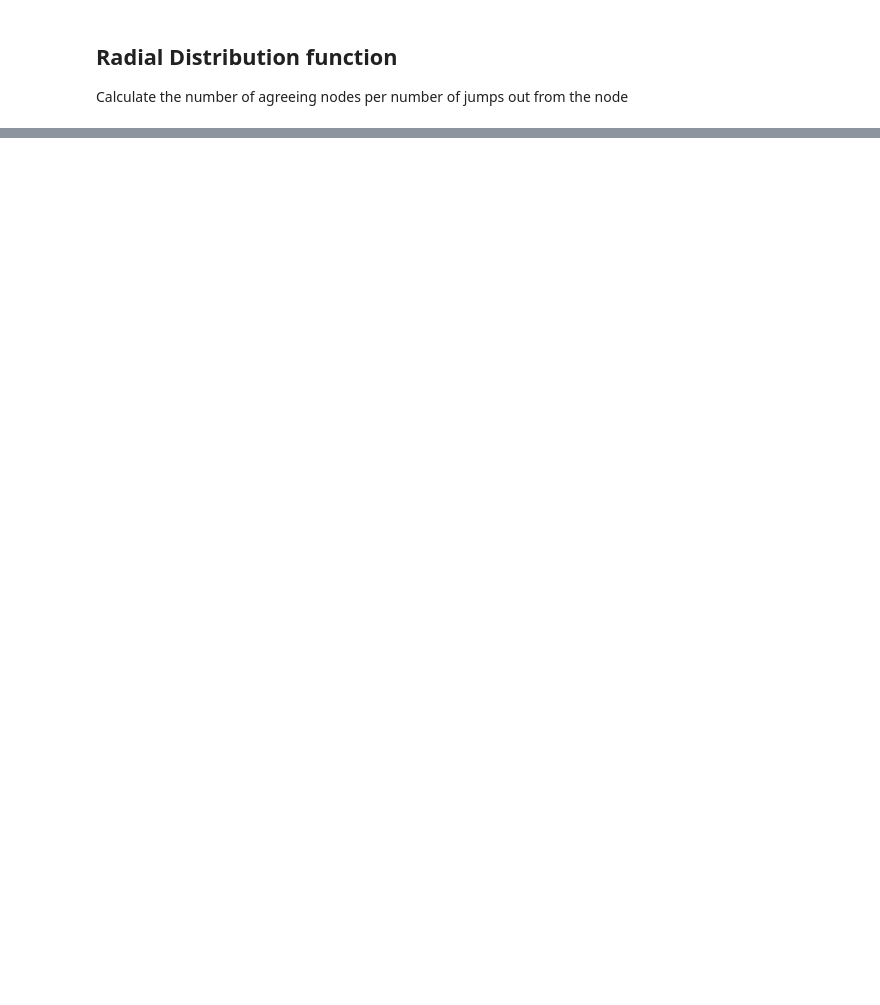
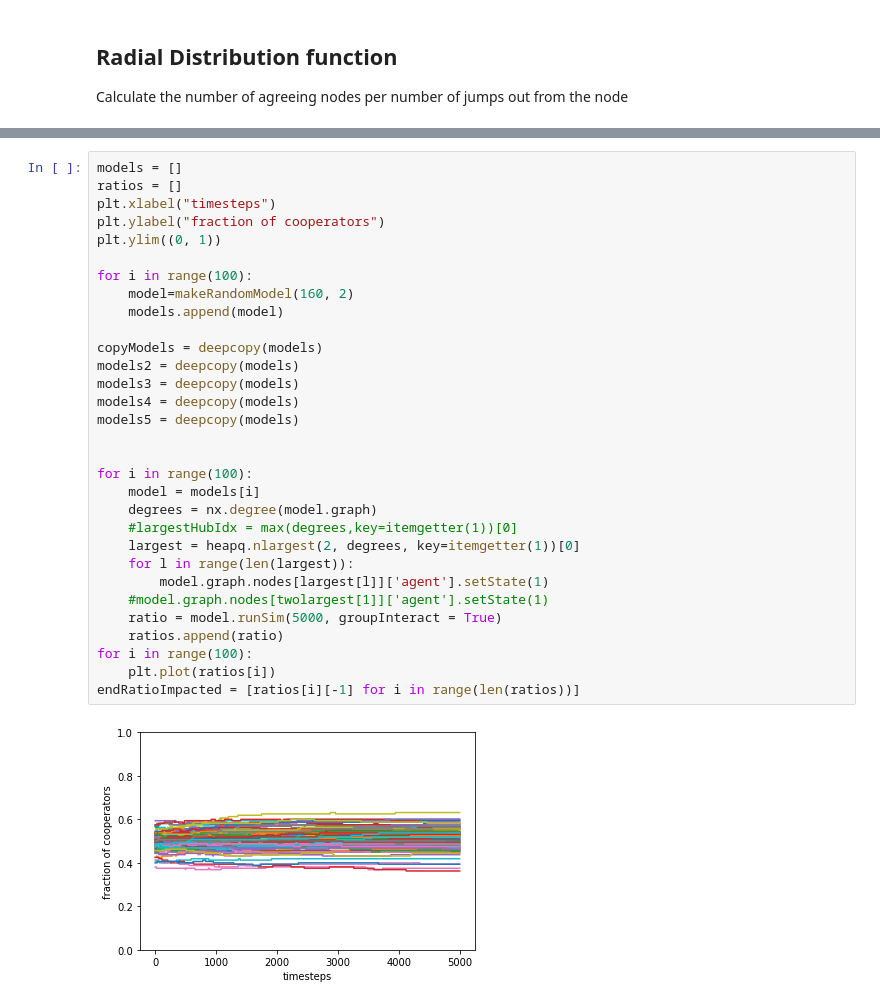
Before and after one commit to sigridbra/project-collective-altruism, a Jupyter notebook: iter2-dynamic-network.ipynb, the cells around one changed output, grey strips where cells are left out. Cells and saved outputs as stored; diff of their text form; blank space fills up the shorter version.

```diff
--- a/iter2-dynamic-network.ipynb
+++ b/iter2-dynamic-network.ipynb
@@ -411,0 +449,33 @@ politicalClimate=0.2 #Being environment-positive
+# %%
+models = []
+ratios = []
+plt.xlabel("timesteps")
+plt.ylabel("fraction of cooperators")
+plt.ylim((0, 1))
+
+for i in range(100):
+    model=makeRandomModel(160, 2)
+    models.append(model)
+
+copyModels = deepcopy(models)
+models2 = deepcopy(models)
+models3 = deepcopy(models)
+models4 = deepcopy(models)
+models5 = deepcopy(models)
+
+
+for i in range(100):
+    model = models[i]
+    degrees = nx.degree(model.graph)
+    #largestHubIdx = max(degrees,key=itemgetter(1))[0]
+    largest = heapq.nlargest(2, degrees, key=itemgetter(1))[0]
+    for l in range(len(largest)):
+        model.graph.nodes[largest[l]]['agent'].setState(1)
+    #model.graph.nodes[twolargest[1]]['agent'].setState(1)
+    ratio = model.runSim(5000, groupInteract = True)
+    ratios.append(ratio)
+for i in range(100):
+    plt.plot(ratios[i])
+endRatioImpacted = [ratios[i][-1] for i in range(len(ratios))]
+# %% [output]
+[figure, added]
```
Also changed, not shown: parts of 48 cells of this notebook, 4 other files.
